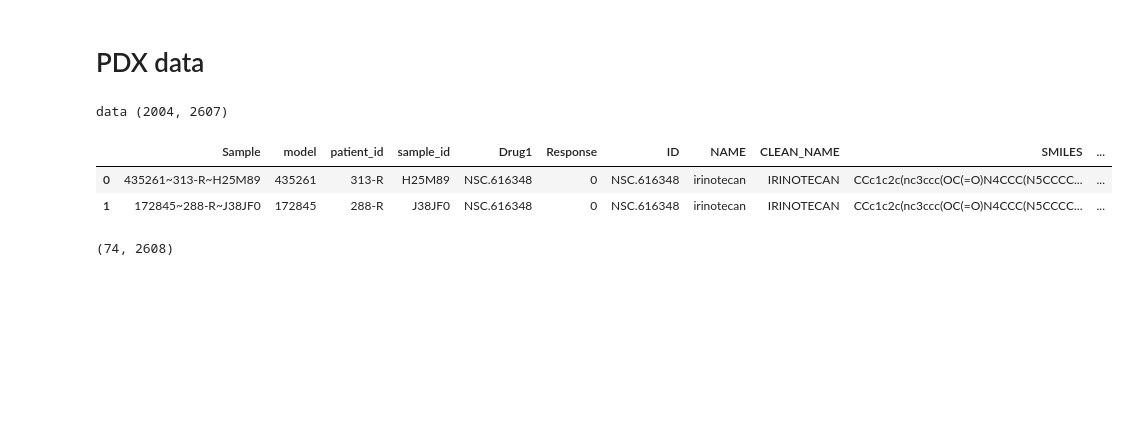
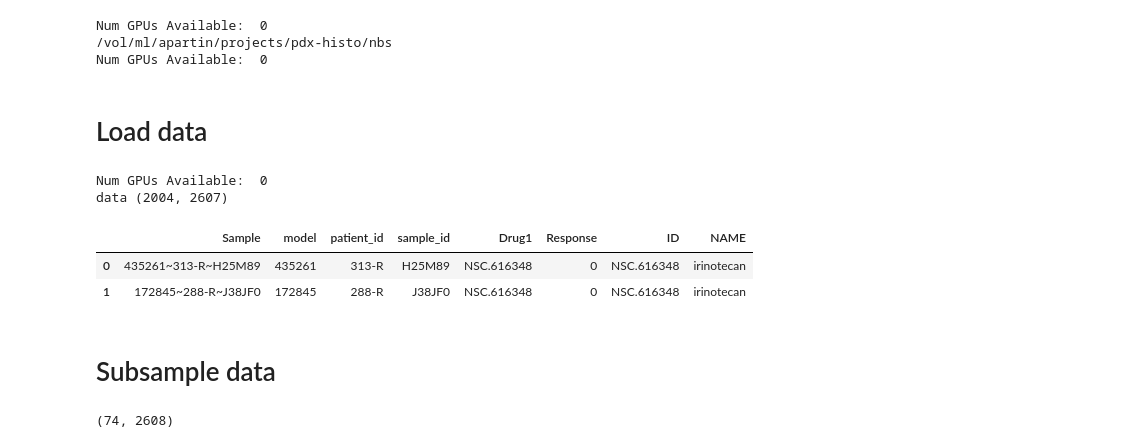
Before and after one commit to adpartin/pdx-histo, a Jupyter notebook: nbs/03-build_tfrec.ipynb, the cells around one changed output. Cells and saved outputs as stored; diff of their text form; code cells hidden in the pictures; blank space fills up the shorter version.

Commit message:
build tfrecords

```diff
--- a/nbs/03-build_tfrec.ipynb
+++ b/nbs/03-build_tfrec.ipynb
@@ -92,2 +1,58 @@ def encode_categorical(df, label_name, label_value):
+# %%
+%load_ext autoreload
+%autoreload 2
+%matplotlib inline
+
+import numpy as np
+import pandas as pd
+
+import os
+import sys
+assert sys.version_info >= (3, 5)
+
+from pathlib import Path
+from pprint import pprint
+import glob
+import shutil
+import itertools
+import pandas as pd
+import numpy as np
+
+import tensorflow as tf
+from tensorflow import keras
+assert tf.__version__ >= "2.0"
+print("Num GPUs Available: ", len(tf.config.experimental.list_physical_devices('GPU')))
+
+# To plot pretty figures
+import matplotlib as mpl
+import matplotlib.pyplot as plt
+# mpl.rc('axes', labelsize=14)
+# mpl.rc('xtick', labelsize=12)
+# mpl.rc('ytick', labelsize=12)
+
+import cv2
+import openslide
+
+# Seed
+np.random.seed(42)
+
+dirpath = Path.cwd()
+print(dirpath)
+sys.path.append(str(dirpath/'../src'))
+
+# from deephistopath.wsi import filter
+from deephistopath.wsi import slide
+# from deephistopath.wsi import tiles
+from deephistopath.wsi import util
+
+from build_tfrec import (calc_records_in_tfr_folder, calc_examples_in_tfrecord,
+                         show_img, show_images, encode_categorical,
+                         _float_feature, _bytes_feature, _int64_feature,
+                         np_img_to_bytes
+                        )
+# %% [output]
+Num GPUs Available:  0
+/vol/ml/apartin/projects/pdx-histo/nbs
+Num GPUs Available:  0
 # %% [markdown]
-# PDX data
+# Load data
@@ -102,15 +59,25 @@ import tensorflow as tf
 # %%
+# Path
 datapath = Path('../data')
+tiles_path = datapath/'tiles_png'
+tfr_path = datapath/'tfrecords'
+os.makedirs(tfr_path, exist_ok=True)
+
+# Read dataframe
 data = pd.read_csv(datapath/'data_merged.csv')
 print('data', data.shape)
-display(data.iloc[:2, :12])
+display(data.iloc[:2, :8])
 csite_enc = encode_categorical(df=data, label_name='csite', label_value='csite_label')
 ctype_enc = encode_categorical(df=data, label_name='ctype', label_value='ctype_label')
 CSITE_NUM_CLASSES = len(csite_enc.keys())
 CTYPE_NUM_CLASSES = len(ctype_enc.keys())
+
+GE_LEN = sum([1 for c in data.columns if c.startswith('ge_')])
+DD_LEN = sum([1 for c in data.columns if c.startswith('dd_')])
 # %% [output]
+Num GPUs Available:  0
 data (2004, 2607)
-|  | Sample | model | patient_id | sample_id | Drug1 | Response | ID | NAME | CLEAN_NAME | SMILES | ... |
-| 0 | 435261~313-R~H25M89 | 435261 | 313-R | H25M89 | NSC.616348 | 0 | NSC.616348 | irinotecan | IRINOTECAN | CCc1c2c(nc3ccc(OC(=O)N4CCC(N5CCCC... | ... |
-| 1 | 172845~288-R~J38JF0 | 172845 | 288-R | J38JF0 | NSC.616348 | 0 | NSC.616348 | irinotecan | IRINOTECAN | CCc1c2c(nc3ccc(OC(=O)N4CCC(N5CCCC... | ... |
+|  | Sample | model | patient_id | sample_id | Drug1 | Response | ID | NAME |
+| 0 | 435261~313-R~H25M89 | 435261 | 313-R | H25M89 | NSC.616348 | 0 | NSC.616348 | irinotecan |
+| 1 | 172845~288-R~J38JF0 | 172845 | 288-R | J38JF0 | NSC.616348 | 0 | NSC.616348 | irinotecan |
 # %%
@@ -120 +89,3 @@ data.insert(loc=0, column='smp', value=jj, allow_duplicates=False)
+# %% [markdown]
+# Subsample data
 # %%
```
Also changed, not shown: parts of 19 cells of this notebook, 5 other files.
